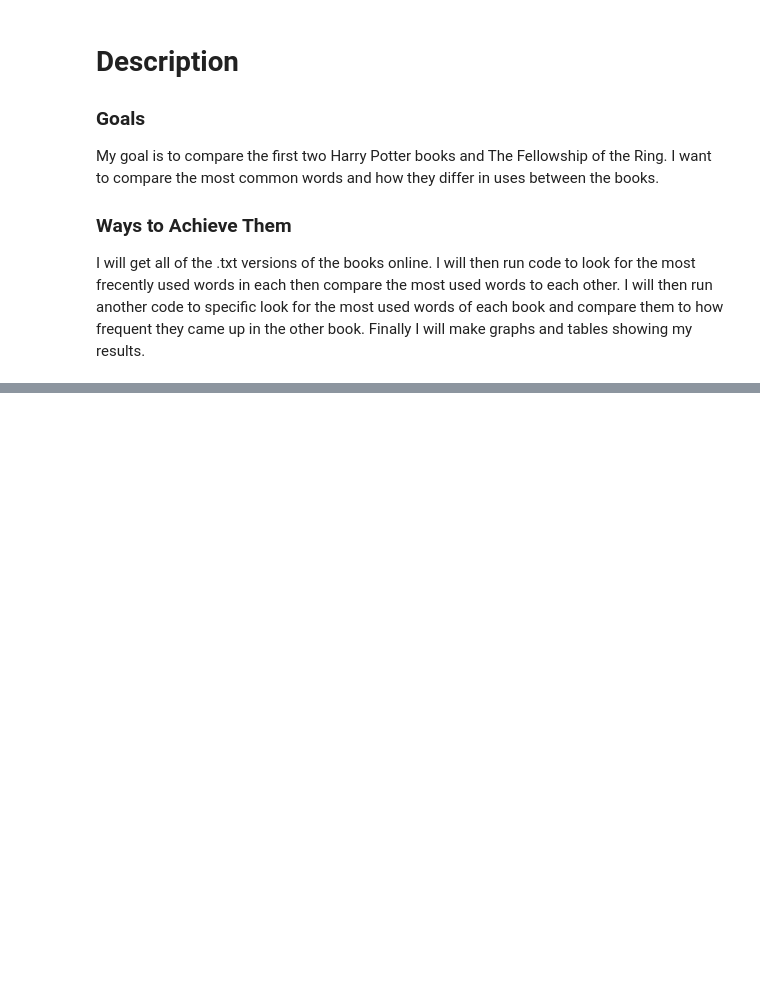
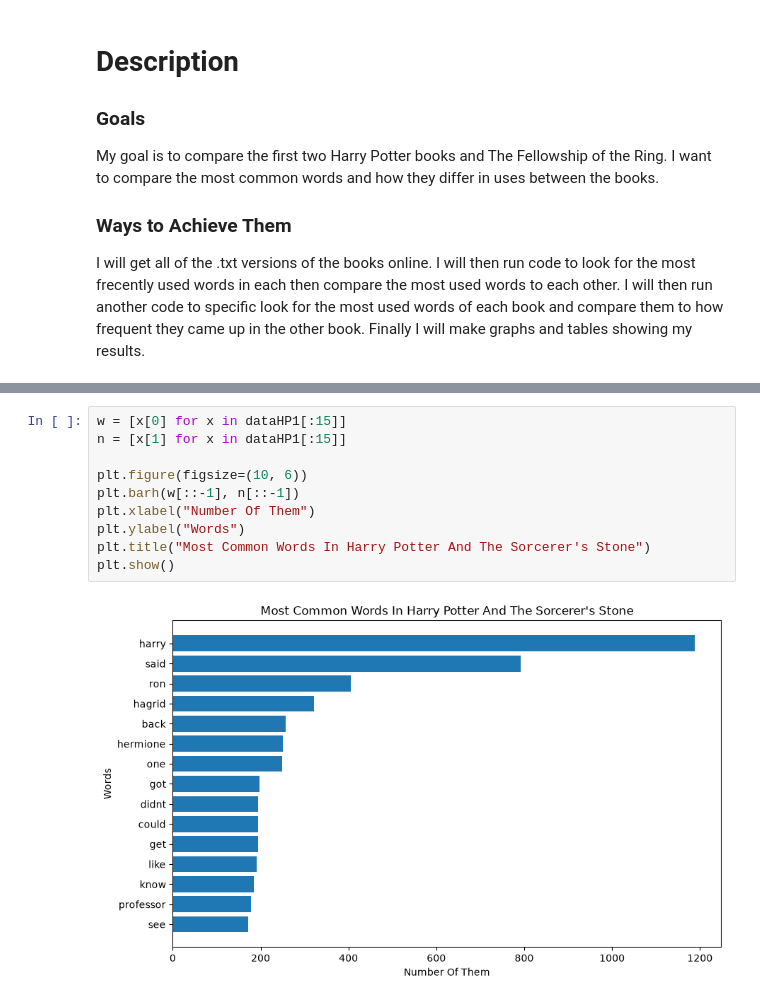
Before and after one commit to utk-cs445-fall26/MiniProject1, a Jupyter notebook: ccoughl3.ipynb, the cells around one changed output, grey strips where cells are left out. Drawn from its saved outputs; the diff is of its cells as text; blank space fills up the shorter version.

```diff
--- a/ccoughl3.ipynb
+++ b/ccoughl3.ipynb
@@ -262,0 +328,12 @@ I will get all of the .txt versions of the books online. I will then run code to
+# %%
+w = [x[0] for x in dataHP1[:15]]
+n = [x[1] for x in dataHP1[:15]]
+
+plt.figure(figsize=(10, 6))
+plt.barh(w[::-1], n[::-1])
+plt.xlabel("Number Of Them")
+plt.ylabel("Words")
+plt.title("Most Common Words In Harry Potter And The Sorcerer's Stone")
+plt.show()
+# %% [output]
+[figure, added]
```
Also changed, not shown: parts of 7 cells of this notebook.
